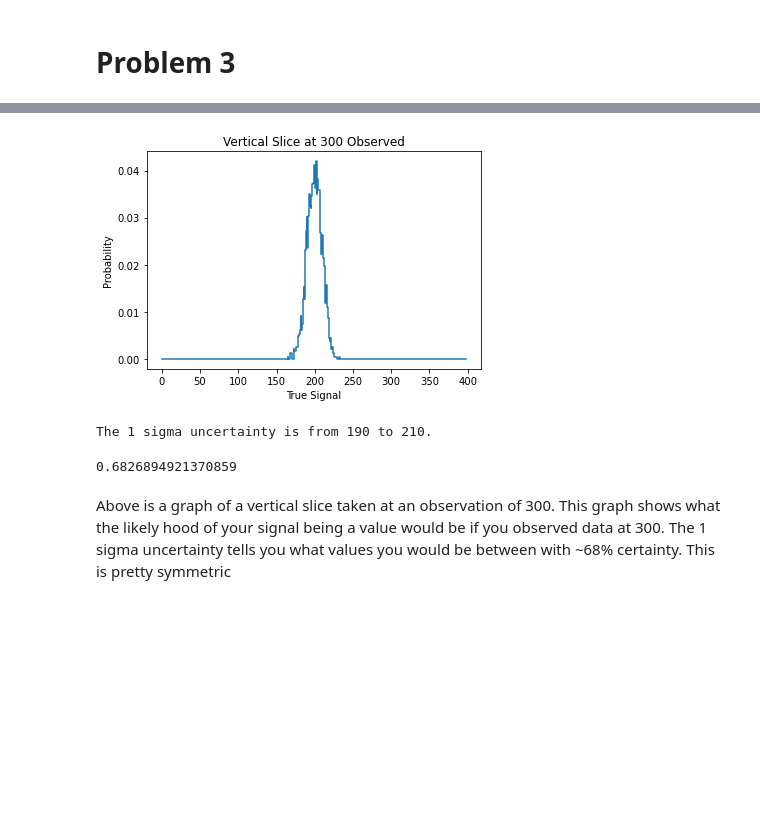
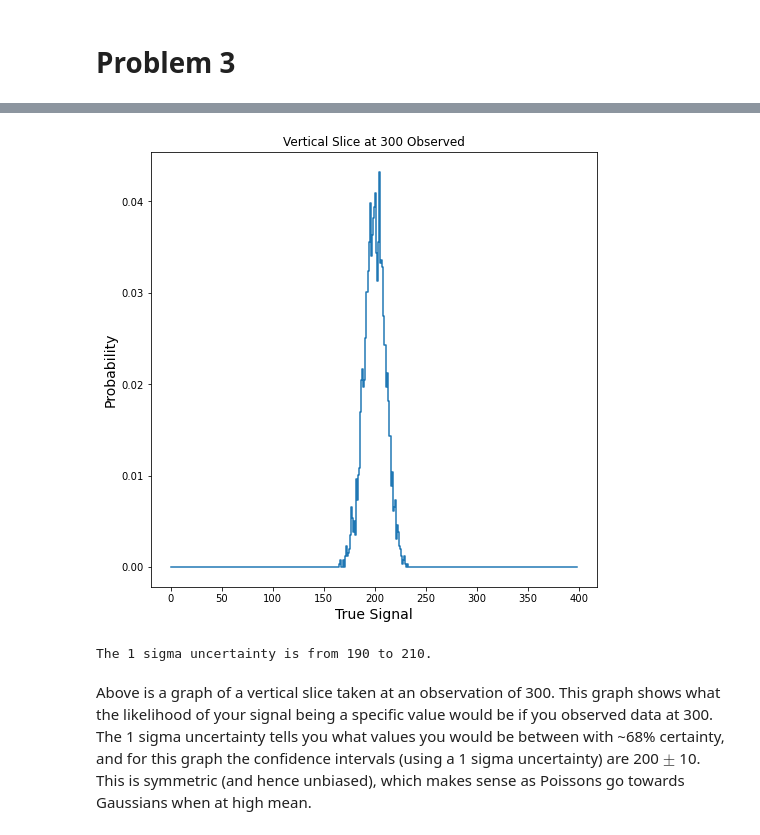
Before and after one commit to jarods00/PHYS434, a Jupyter notebook: Lab 6.ipynb, the cells around one changed output, grey strips where cells are left out. Saved outputs shown, nothing was run; the diff lists cells and outputs as text; code cells hidden in the pictures; blank space fills up the shorter version.

```diff
--- a/Lab 6.ipynb
+++ b/Lab 6.ipynb
@@ -117,37 +124,35 @@ The above graph is of a horizontal slice at 190 true signal, with the (high sect
 # %%
-fig, ax = plt.subplots(1, 1)
+fig, ax = plt.subplots(1, 1, figsize = (8, 8))
 
 obs = 300
 v_slice = Psd[obs]
 v_slice = v_slice / np.sum(v_slice)
 lin = np.arange(0, strength - 1, 1)
 ax.step(lin, v_slice, where = 'mid')
 ax.set_title("Vertical Slice at 300 Observed")
-ax.set_xlabel("True Signal")
-ax.set_ylabel("Probability")
+ax.set_xlabel("True Signal", fontsize = 14)
+ax.set_ylabel("Probability", fontsize = 14)
 plt.show()
 
 prob1sigma = stats.norm.cdf(1, loc = 0, scale = 1)
 
 prob = 0
 upper_index = 0
 lower_index = 0
 lower = False
 for i in range(len(v_slice)):
     prob = prob + v_slice[i]
     if prob >= 1 - prob1sigma and lower == False:
         lower_index = i
         lower = True
     if prob >= prob1sigma:
         upper_index = i
         break
 
 
 print("The 1 sigma uncertainty is from " + str(lower_index) + " to " + str(upper_index) + ".")
-prob1sigma - (1 - prob1sigma)
 # %% [output]
-[figure, old version]
+[figure, new version]
 The 1 sigma uncertainty is from 190 to 210.
-0.6826894921370859
 # %% [markdown]
-Above is a graph of a vertical slice taken at an observation of 300. This graph shows what the likely hood of your signal being a value would be if you observed data at 300. The 1 sigma uncertainty tells you what values you would be between with ~68% certainty. This is pretty symmetric
+Above is a graph of a vertical slice taken at an observation of 300. This graph shows what the likelihood of your signal being a specific value would be if you observed data at 300. The 1 sigma uncertainty tells you what values you would be between with ~68% certainty, and for this graph the confidence intervals (using a 1 sigma uncertainty) are 200 $\pm$ 10. This is symmetric (and hence unbiased), which makes sense as Poissons go towards Gaussians when at high mean.
```
Also changed, not shown: parts of 11 cells of this notebook.
